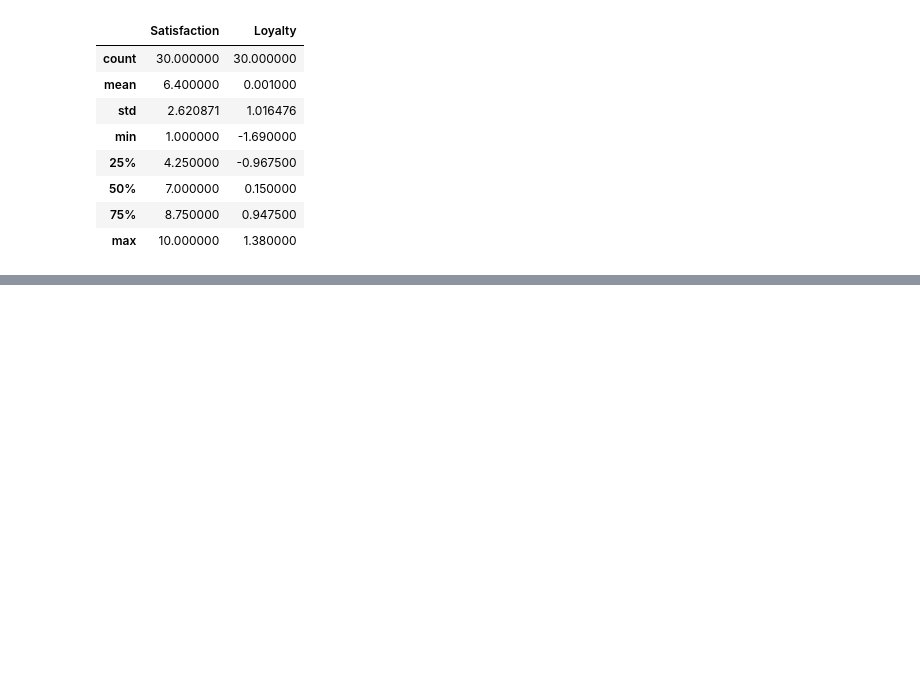
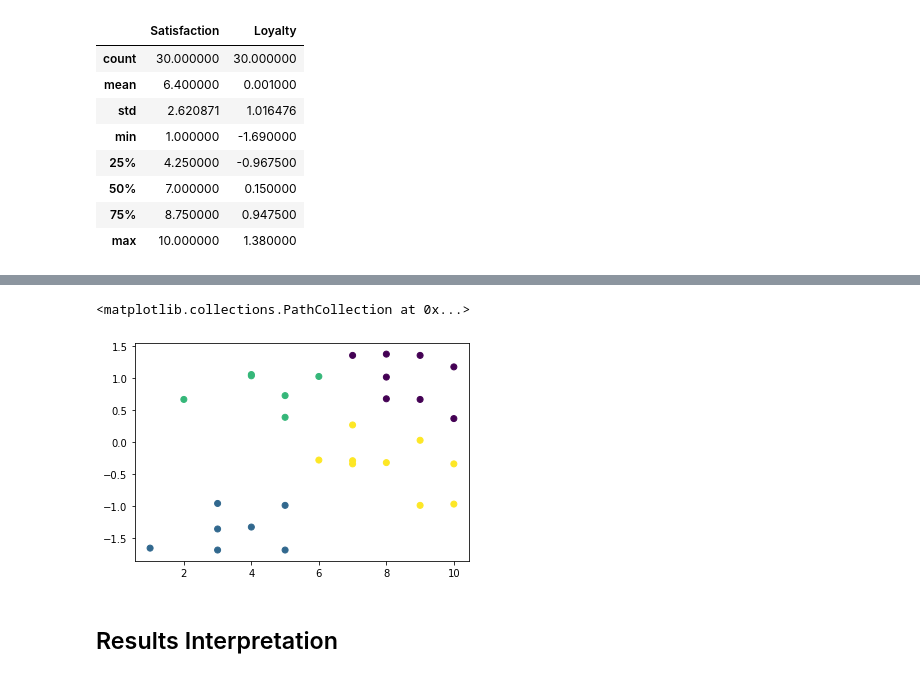
Before and after one commit to lucky21112/CLUSTERING, a Jupyter notebook: MarketSegmentation.ipynb, the cells around one changed output, grey strips where cells are left out. Drawn from its saved outputs; the diff is of its cells as text; code cells hidden in the pictures; blank space fills up the shorter version.

```diff
--- a/MarketSegmentation.ipynb
+++ b/MarketSegmentation.ipynb
@@ -32,0 +101,5 @@ df.describe()
+# %%
+clusters=df.copy()
+kmeans_new=KMeans(4)
+kmeans_new.fit(x_scaled)
+clusters['clustersprediction']=kmeans_new.fit_predict(x_scaled)
@@ -32,0 +126,7 @@ df.describe()
+# %%
+plt.scatter(clusters['Satisfaction'],clusters['Loyalty'],c=clusters['clustersprediction'])
+# %% [output]
+<matplotlib.collections.PathCollection at 0x...>
+[figure, added]
+# %% [markdown]
+## Results Interpretation
```
Also changed, not shown: parts of 14 cells of this notebook.
